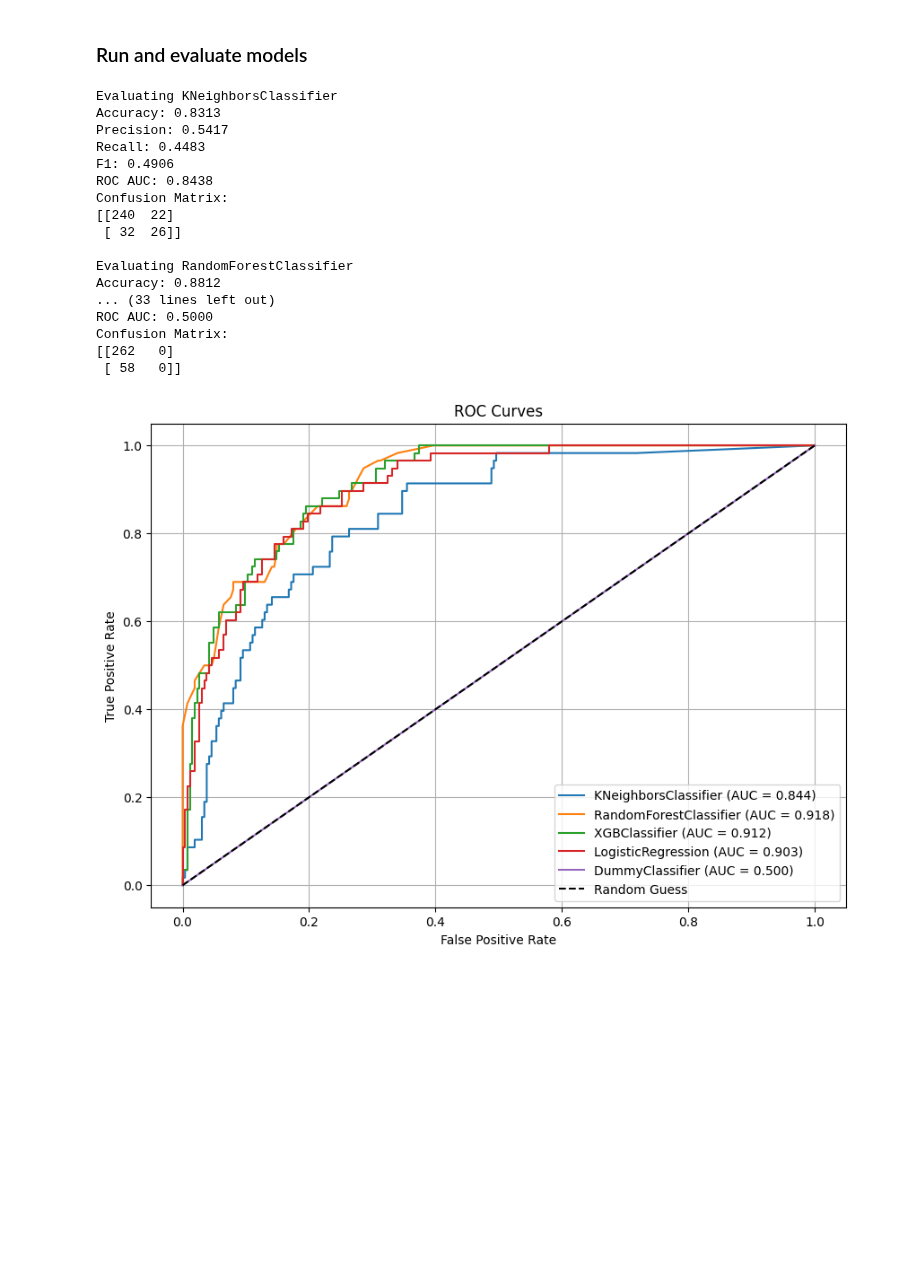
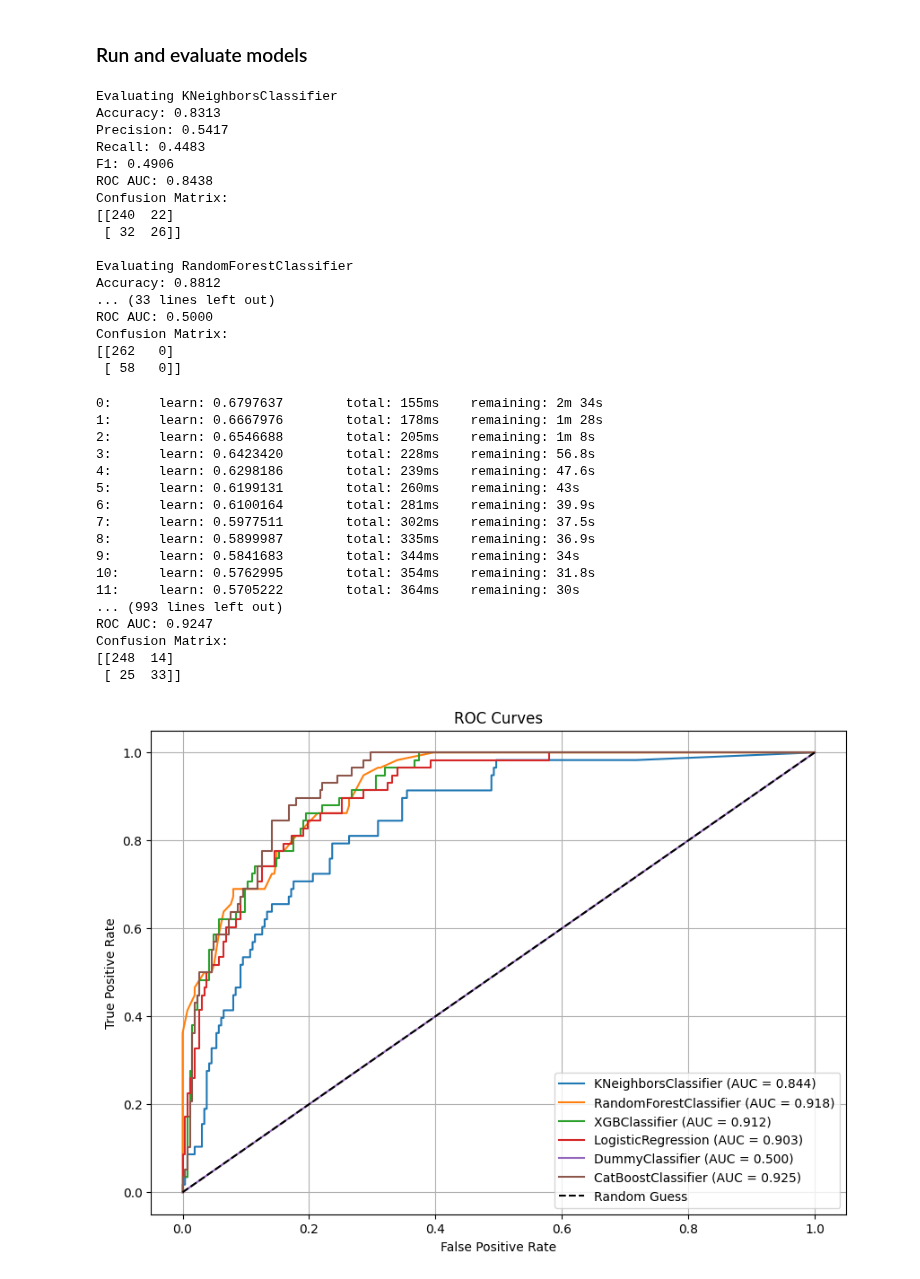
Before and after one commit to AlbertBS2/Predict-Bikes-Availability, a Jupyter notebook: main.ipynb, the cells around one changed output. Drawn from its saved outputs; the diff is of its cells as text; code cells hidden in the pictures; blank space fills up the shorter version.

Commit message:
Feat: Add catboost to the models comparison

```diff
--- a/main.ipynb
+++ b/main.ipynb
@@ -17,42 +18,59 @@ import os
 knn = load_model_from_json(KNeighborsClassifier, 'output/best_params/knn_best_params.json')
 rf = load_model_from_json(RandomForestClassifier, 'output/best_params/rf_best.json')
 xgb = load_model_from_json(XGBClassifier, 'output/best_params/xgb_best_params.json')
-
+cb = load_model_from_json(CatBoostClassifier, 'output/best_params/catboost_best_params.json')
 log_reg = load_model_from_json(LogisticRegression, 'output/best_params/logreg_best_params.json')
 
 # Create naive classifier
 naive_model = DummyClassifier(strategy='most_frequent', random_state=0)
 
-models = [knn, rf, xgb, log_reg, naive_model]
+models = [knn, rf, xgb, log_reg, naive_model, cb]
 
 # Load data
 X_train, X_test, y_train, y_test = load_and_split_data("data/preprocessed_dataset.csv",
                                                        target_column='increase_stock',
                                                        class_zero='low_bike_demand',
                                                        test_size=0.2,
                                                        convert_cat_target=True,
                                                        random_state=0)
 
 
 # Evaluate all models, and plot ROC curves
 results = fit_and_evaluate_multiple(models, X_train, y_train, X_test, y_test, verbose=True)
 plot_roc_curves(results)
 # %% [output]
 Evaluating KNeighborsClassifier
 Accuracy: 0.8313
 Precision: 0.5417
 Recall: 0.4483
 F1: 0.4906
 ROC AUC: 0.8438
 Confusion Matrix:
 [[240  22]
  [ 32  26]]
 
 Evaluating RandomForestClassifier
 Accuracy: 0.8812
 ... (33 lines left out)
 ROC AUC: 0.5000
 Confusion Matrix:
 [[262   0]
  [ 58   0]]
+0:      learn: 0.6797637        total: 155ms    remaining: 2m 34s
+1:      learn: 0.6667976        total: 178ms    remaining: 1m 28s
+2:      learn: 0.6546688        total: 205ms    remaining: 1m 8s
+3:      learn: 0.6423420        total: 228ms    remaining: 56.8s
+4:      learn: 0.6298186        total: 239ms    remaining: 47.6s
+5:      learn: 0.6199131        total: 260ms    remaining: 43s
+6:      learn: 0.6100164        total: 281ms    remaining: 39.9s
+7:      learn: 0.5977511        total: 302ms    remaining: 37.5s
+8:      learn: 0.5899987        total: 335ms    remaining: 36.9s
+9:      learn: 0.5841683        total: 344ms    remaining: 34s
+10:     learn: 0.5762995        total: 354ms    remaining: 31.8s
+11:     learn: 0.5705222        total: 364ms    remaining: 30s
+... (993 lines left out)
+ROC AUC: 0.9247
+Confusion Matrix:
+[[248  14]
+ [ 25  33]]
-[figure, old version]
+[figure, new version]
```
Also changed, not shown: parts of 1 cell of this notebook, 1 other file.
